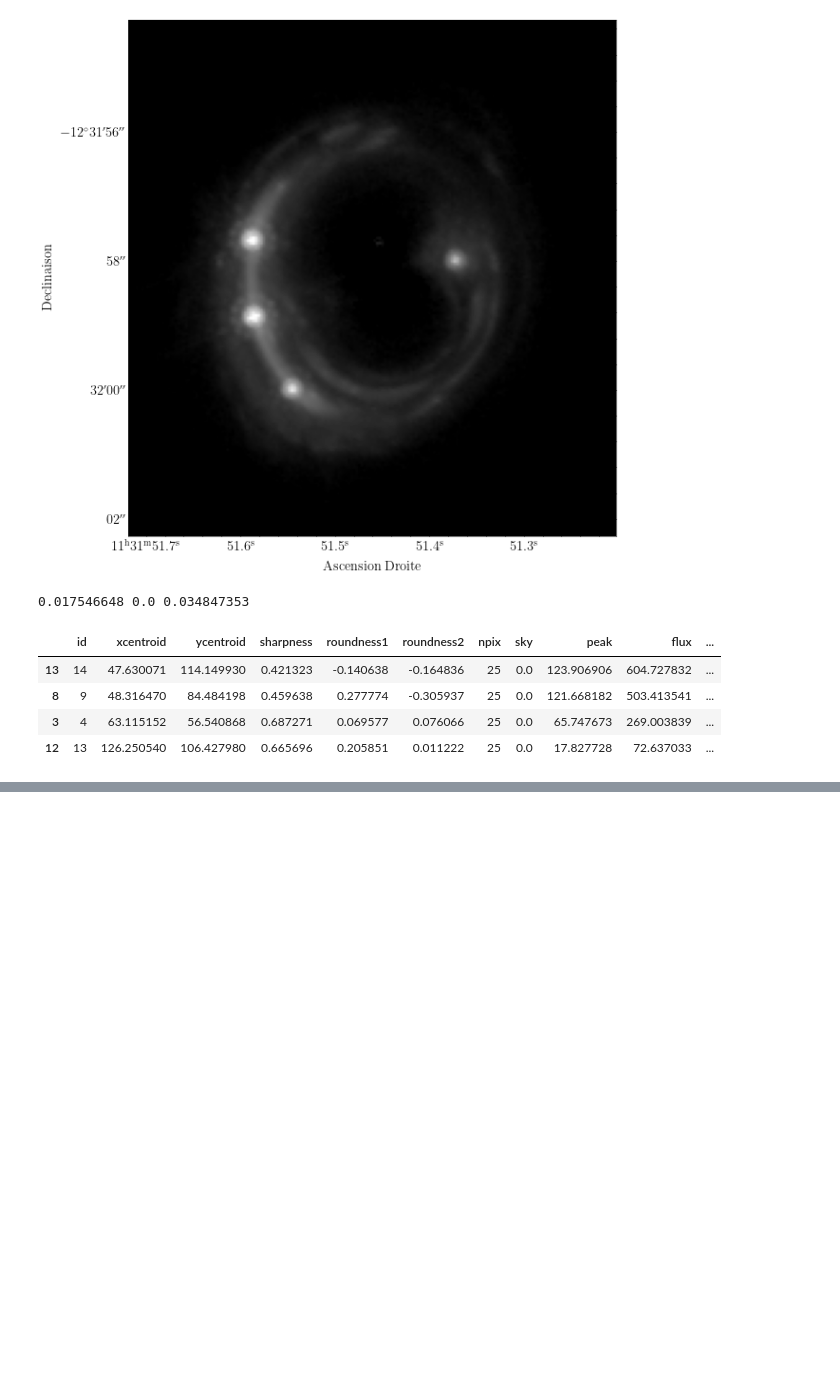
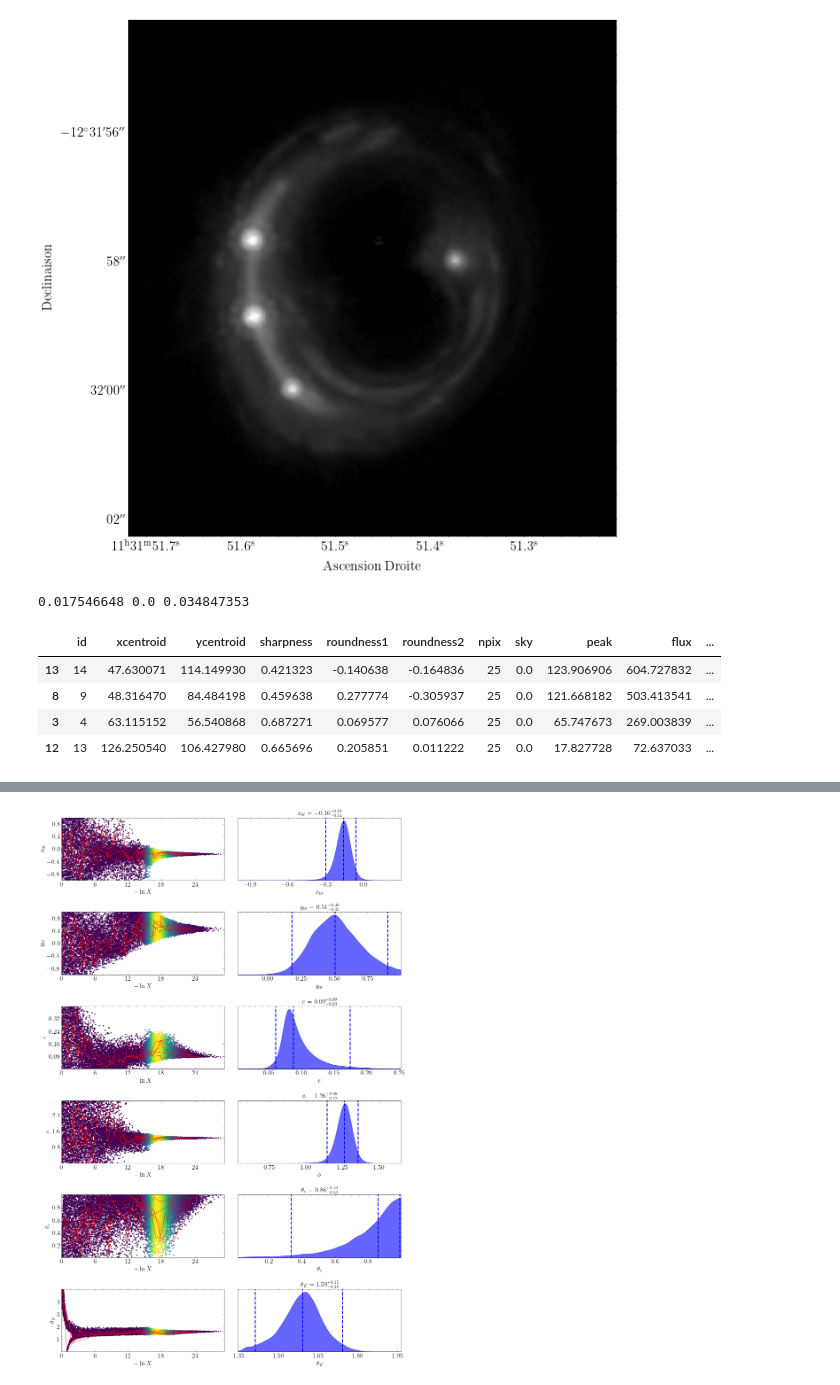
Before and after one commit to AlexandreAdam/rxj1131, a Jupyter notebook: notebooks/quad_optim.ipynb, the cells around one changed output, grey strips where cells are left out. Cells and saved outputs as stored; diff of their text form; code cells hidden in the pictures; blank space fills up the shorter version.

```diff
--- a/notebooks/quad_optim.ipynb
+++ b/notebooks/quad_optim.ipynb
@@ -92,0 +173,10 @@ dict_values([1.6, 2, 0.4, 0, 0.1, 0, 0])
+# %%
+fig, axs = dyplot.traceplot(sampler.results, show_titles=True,
+                             trace_cmap='viridis', connect=True,
+                             connect_highlight=range(5),
+                            labels=[r"$x_{0\ell}$", r"$y_{0\ell}$", r"$e$", r"$\phi$", r"$\theta_c$", r"$\theta_E$"]
+                           );
+fig.tight_layout(pad=2.0)
+plt.savefig("quasar_image_samples.png")
+# %% [output]
+[figure, added]
```
Also changed, not shown: parts of 13 cells of this notebook, 9 other files.
